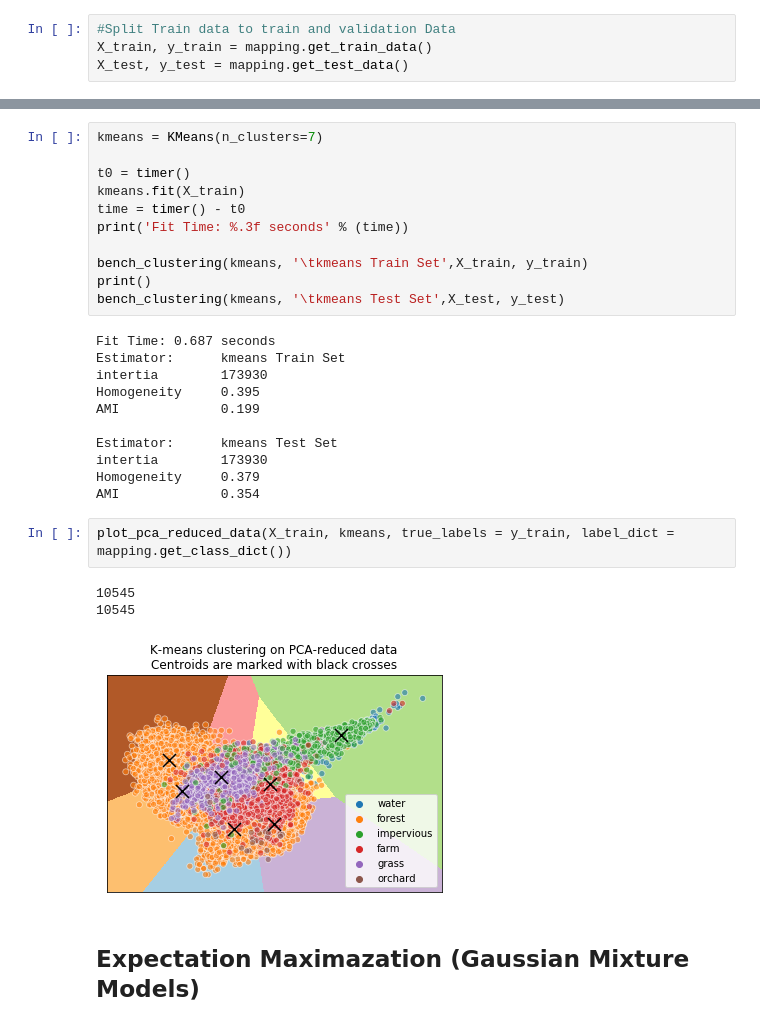
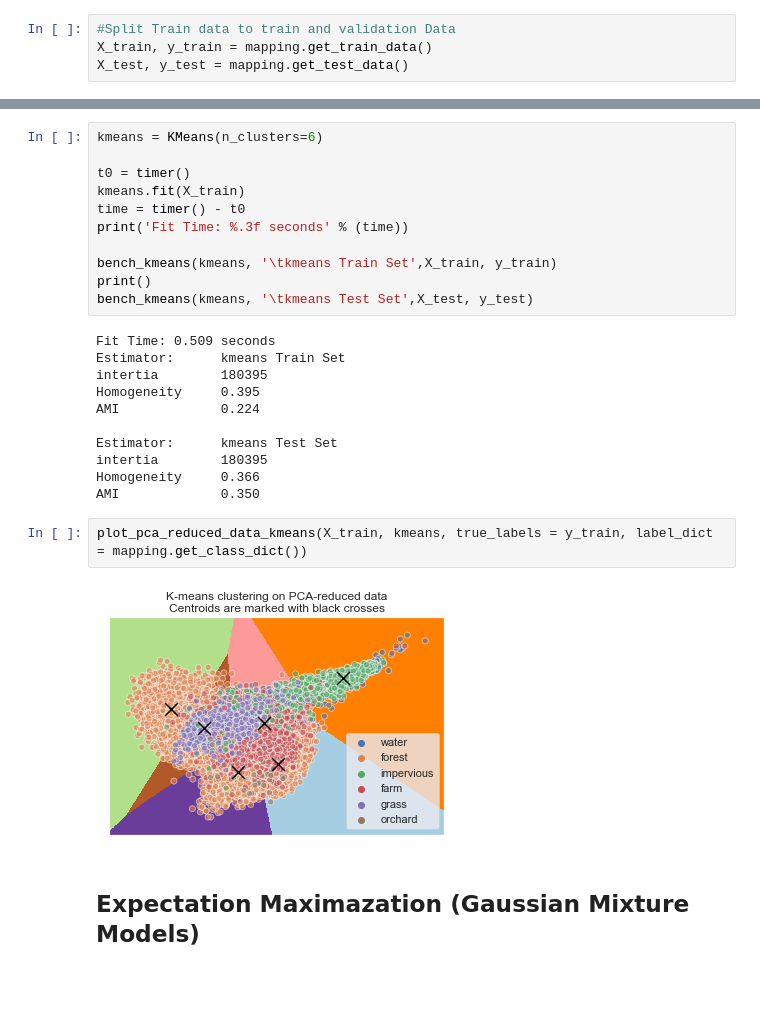
Before and after one commit to albutko/ml_assignment3, a Jupyter notebook: code/Clustering.ipynb, the cells around one changed output, grey strips where cells are left out. Cells and saved outputs as stored; diff of their text form; blank space fills up the shorter version.

```diff
--- a/code/Clustering.ipynb
+++ b/code/Clustering.ipynb
@@ -94,31 +94,29 @@ plt.show()
 # %%
-kmeans = KMeans(n_clusters=7)
+kmeans = KMeans(n_clusters=6)
 
 t0 = timer()
 kmeans.fit(X_train)
 time = timer() - t0
 print('Fit Time: %.3f seconds' % (time))
 
-bench_clustering(kmeans, '\tkmeans Train Set',X_train, y_train)
+bench_kmeans(kmeans, '\tkmeans Train Set',X_train, y_train)
 print()
-bench_clustering(kmeans, '\tkmeans Test Set',X_test, y_test)
+bench_kmeans(kmeans, '\tkmeans Test Set',X_test, y_test)
 # %% [output]
-Fit Time: 0.687 seconds
+Fit Time: 0.509 seconds
 Estimator:      kmeans Train Set
-intertia        173930
+intertia        180395
 Homogeneity     0.395
-AMI             0.199
+AMI             0.224
 
 Estimator:      kmeans Test Set
-intertia        173930
-Homogeneity     0.379
-AMI             0.354
+intertia        180395
+Homogeneity     0.366
+AMI             0.350
 # %%
-plot_pca_reduced_data(X_train, kmeans, true_labels = y_train, label_dict = mapping.get_class_dict())
+plot_pca_reduced_data_kmeans(X_train, kmeans, true_labels = y_train, label_dict = mapping.get_class_dict())
 # %% [output]
-10545
-10545
-[figure, old version]
+[figure, new version]
 # %% [markdown]
 ## Expectation Maximazation (Gaussian Mixture Models)
 # %% [markdown]
```
Also changed, not shown: parts of 9 cells of this notebook, 4 other files.
